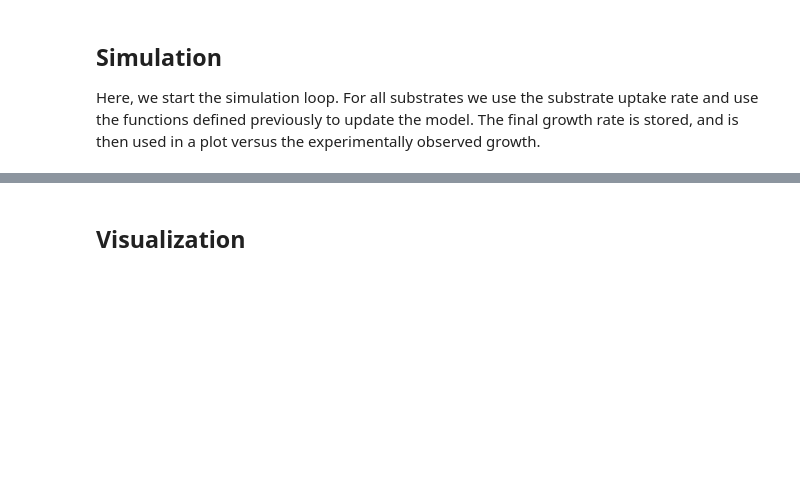
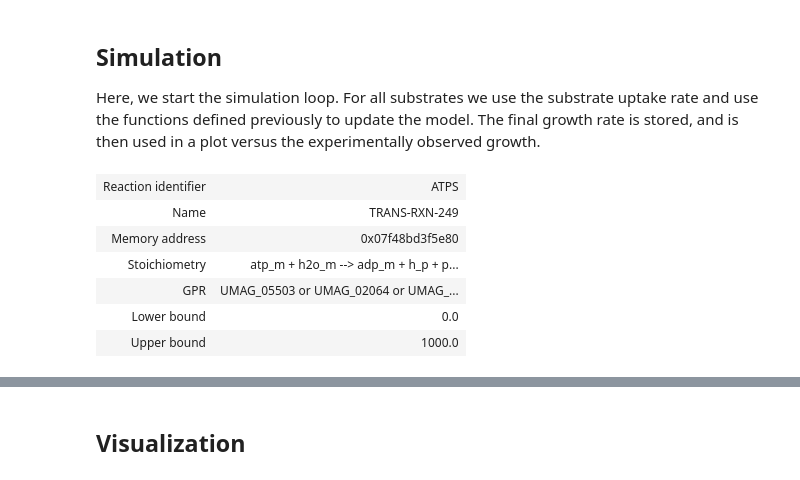
Before and after one commit to iAMB-RWTH-Aachen/Ustilago_maydis-GEM, a Jupyter notebook: code/iUmay_Cobrapy+Memote.ipynb, the cells around one changed output, grey strips where cells are left out. Cells and saved outputs as stored; diff of their text form; code cells hidden in the pictures; blank space fills up the shorter version.

```diff
--- a/code/iUmay_Cobrapy+Memote.ipynb
+++ b/code/iUmay_Cobrapy+Memote.ipynb
@@ -75,3 +84,15 @@ We are testing three different growth conditions with substrates methanol, glyce
 ## Simulation
 
 Here, we start the simulation loop. For all substrates we use the substrate uptake rate and use the functions defined previously to update the model. The final growth rate is stored, and is then used in a plot versus the experimentally observed growth.
+# %%
+model.reactions.query('ATP')
+model.reactions.ATPS
+# model.summary()
+# %% [output]
+| Reaction identifier | ATPS |
+| Name | TRANS-RXN-249 |
+| Memory address | 0x07f48bd3f5e80 |
+| Stoichiometry | atp_m + h2o_m --> adp_m + h_p + p... |
+| GPR | UMAG_05503 or UMAG_02064 or UMAG_... |
+| Lower bound | 0.0 |
+| Upper bound | 1000.0 |
```
Also changed, not shown: parts of 7 cells of this notebook, 23 other files.
